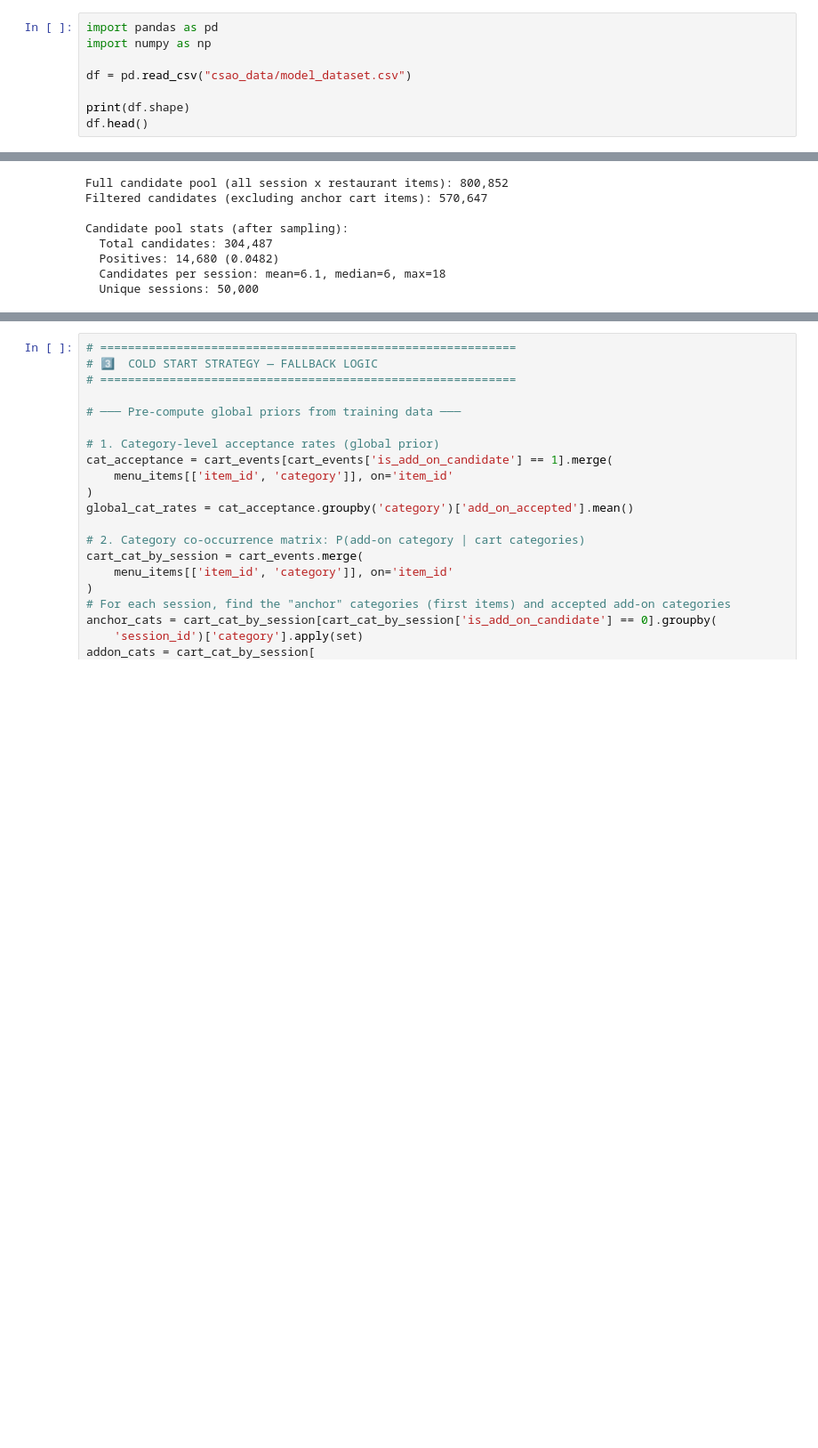
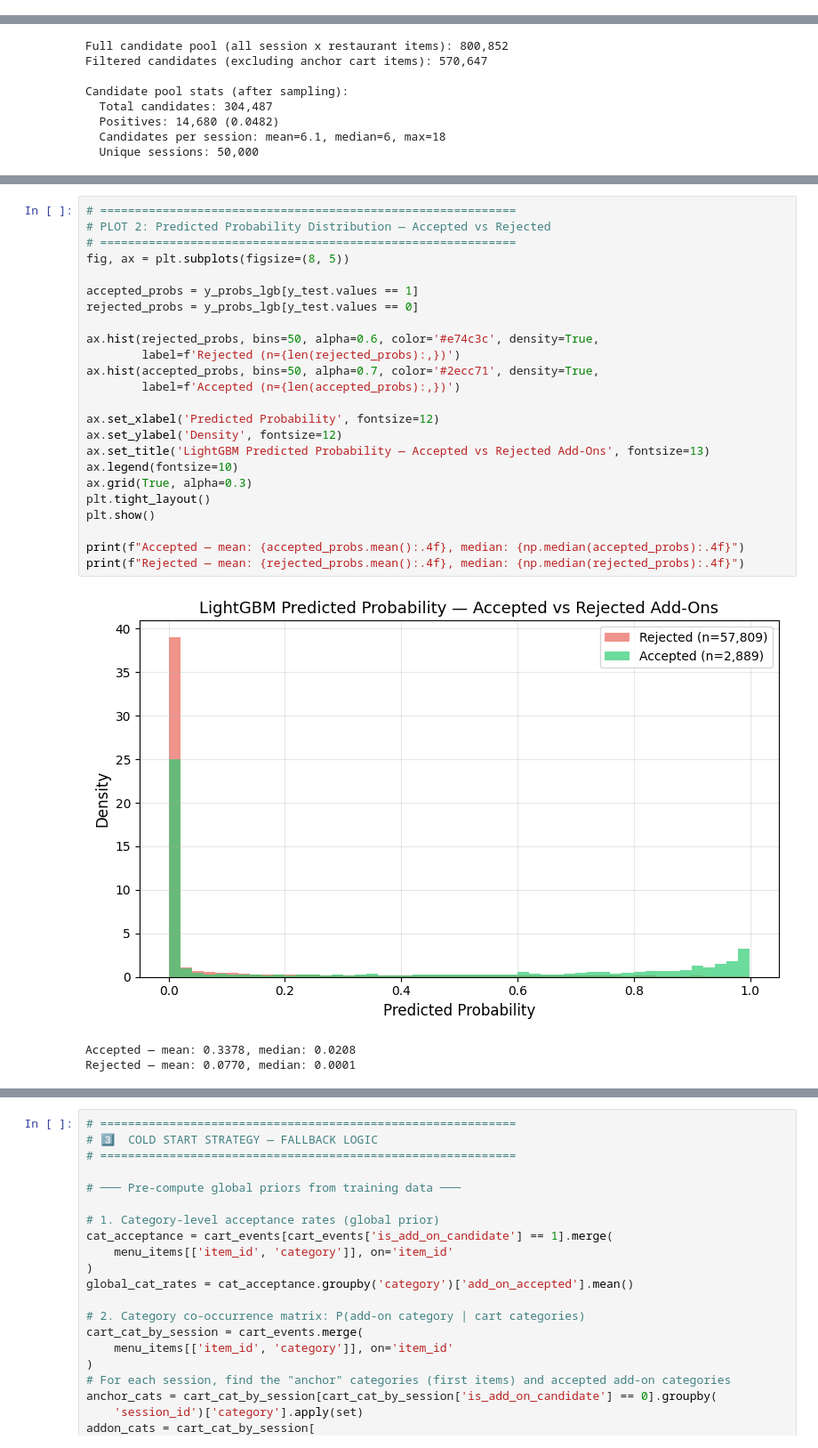
Before and after one commit to 2024cs0150-crypto/zomathon-csao, a Jupyter notebook: csao_model_baseline.ipynb, the cells around one changed output, grey strips where cells are left out. Shown at 89% size. Cells and saved outputs as stored; diff of their text form; blank space fills up the shorter version.

Commit message:
modifying model

```diff
--- a/csao_model_baseline.ipynb
+++ b/csao_model_baseline.ipynb
@@ -1,8 +0,0 @@
-# %%
-import pandas as pd
-import numpy as np
-
-df = pd.read_csv("csao_data/model_dataset.csv")
-
-print(df.shape)
-df.head()
@@ -938,0 +736,28 @@ HitRate@5                    0.9863         0.9929      +0.7%
+# %%
+# ============================================================
+# PLOT 2: Predicted Probability Distribution — Accepted vs Rejected
+# ============================================================
+fig, ax = plt.subplots(figsize=(8, 5))
+
+accepted_probs = y_probs_lgb[y_test.values == 1]
+rejected_probs = y_probs_lgb[y_test.values == 0]
+
+ax.hist(rejected_probs, bins=50, alpha=0.6, color='#e74c3c', density=True,
+        label=f'Rejected (n={len(rejected_probs):,})')
+ax.hist(accepted_probs, bins=50, alpha=0.7, color='#2ecc71', density=True,
+        label=f'Accepted (n={len(accepted_probs):,})')
+
+ax.set_xlabel('Predicted Probability', fontsize=12)
+ax.set_ylabel('Density', fontsize=12)
+ax.set_title('LightGBM Predicted Probability — Accepted vs Rejected Add-Ons', fontsize=13)
+ax.legend(fontsize=10)
+ax.grid(True, alpha=0.3)
+plt.tight_layout()
+plt.show()
+
+print(f"Accepted — mean: {accepted_probs.mean():.4f}, median: {np.median(accepted_probs):.4f}")
+print(f"Rejected — mean: {rejected_probs.mean():.4f}, median: {np.median(rejected_probs):.4f}")
+# %% [output]
+[figure, added]
+Accepted — mean: 0.3378, median: 0.0208
+Rejected — mean: 0.0770, median: 0.0001
```
Also changed, not shown: parts of 51 cells of this notebook, 2 other files.
